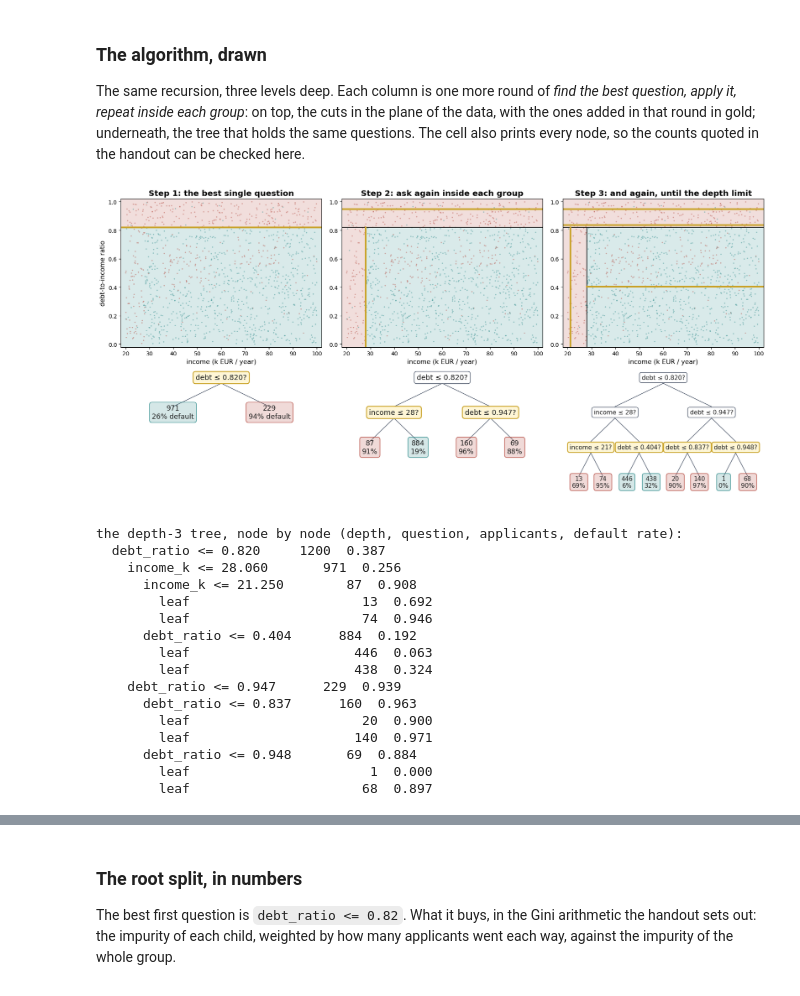
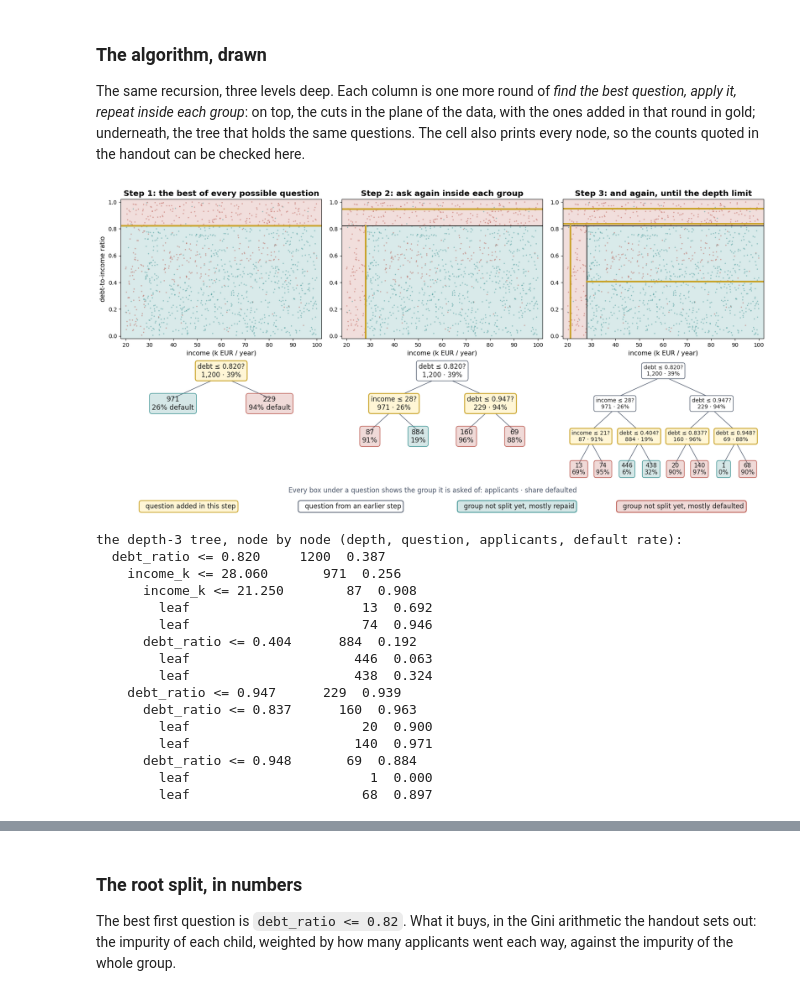
Before and after one commit to fabioantonini/technologies-for-artificial-intelligence, a Jupyter notebook: Lessons/07_trees_and_ensembles/Notebooks/01_decision_trees_from_scratch.ipynb, the cells around one changed output, grey strips where cells are left out. Cells and saved outputs as stored; diff of their text form; code cells hidden in the pictures.

```diff
--- a/Lessons/07_trees_and_ensembles/Notebooks/01_decision_trees_from_scratch.ipynb
+++ b/Lessons/07_trees_and_ensembles/Notebooks/01_decision_trees_from_scratch.ipynb
@@ -280,7 +345,7 @@ def tree_nodes(model):
 
 fig, axes = plt.subplots(2, 3, figsize=(17, 8.2),
                          gridspec_kw={"height_ratios": [1, 0.9]})
-titles = ["Step 1: the best single question",
+titles = ["Step 1: the best of every possible question",
           "Step 2: ask again inside each group",
           "Step 3: and again, until the depth limit"]
 for col, depth in enumerate((1, 2, 3)):
@@ -322,37 +387,49 @@ for col, depth in enumerate((1, 2, 3)):
             place(kids[0], x - width / 4, width / 2)
             place(kids[1], x + width / 4, width / 2)
 
     place(0, .5, 1)
     for i, (d, name, cut, box, n, p, kids) in nodes.items():
         for k in kids or ():
             tx.plot([where[i][0], where[k][0]], [where[i][1] - .05, where[k][1] + .05],
                     color=SLATE, lw=1)
     for i, (d, name, cut, box, n, p, kids) in nodes.items():
         if name is not None:
             # Three decimals for debt: two would print the cuts at 0.947 and 0.948
             # both as 0.95, as though the tree had asked the same question twice.
             text = f"{SHORT[name]} ≤ {cut:.3f}?" if name == "debt_ratio" else f"{SHORT[name]} ≤ {cut:.0f}?"
+            # The group the question is asked of stays visible: a leaf that is
+            # split becomes a question, and its applicants are still there.
+            text += f"\n{n:,} · {p:.0%}"
             face, edge = ("#FFF6D6", GOLD) if d == depth - 1 else ("white", SLATE)
-            size = 13 if depth < 3 else 11
+            size = 12 if depth < 3 else 10
         else:
-            text = f"{n}\n{p:.0%} default" if depth == 1 else f"{n}\n{p:.0%}"
+            text = f"{n:,}\n{p:.0%} default" if depth == 1 else f"{n:,}\n{p:.0%}"
             edge = RUST if p > .5 else TEAL
             face, size = edge + "33", 12.5 if depth < 3 else 11
         tx.text(*where[i], text, ha="center", va="center", fontsize=size, color=INK,
                 bbox=dict(boxstyle="round,pad=0.35", fc=face, ec=edge,
                           lw=1.6 if d == depth - 1 else 1))
 
-fig.tight_layout()
+fig.tight_layout(rect=(0, 0.045, 1, 1))
+legend = [("#FFF6D6", GOLD, "question added in this step"),
+          ("white", SLATE, "question from an earlier step"),
+          (TEAL + "33", TEAL, "group not split yet, mostly repaid"),
+          (RUST + "33", RUST, "group not split yet, mostly defaulted")]
+for k, (face, edge, label) in enumerate(legend):
+    fig.text(0.07 + k * 0.235, 0.012, "  " + label, fontsize=12, color=INK, va="center",
+             bbox=dict(boxstyle="round,pad=0.35", fc=face, ec=edge, lw=1.4))
+fig.text(0.5, 0.055, "Every box under a question shows the group it is asked of: "
+         "applicants · share defaulted", ha="center", fontsize=12, color=SLATE)
 fig.savefig(FIGURES / "tree_growth.png", dpi=150, bbox_inches="tight", facecolor="white")
 plt.show()
 
 print("the depth-3 tree, node by node (depth, question, applicants, default rate):")
 for i, (d, name, cut, box, n, p, kids) in tree_nodes(
         DecisionTreeClassifier(max_depth=3, random_state=0).fit(X, y)).items():
     question = f"{name} <= {cut:.3f}" if name else "leaf"
     print(f"  {'  ' * d}{question:<22} {n:>5}  {p:.3f}")
 # %% [output]
-[figure, old version]
+[figure, new version]
 the depth-3 tree, node by node (depth, question, applicants, default rate):
   debt_ratio <= 0.820     1200  0.387
     income_k <= 28.060       971  0.256
```
Also changed, not shown: parts of 7 cells of this notebook, 12 other files.
